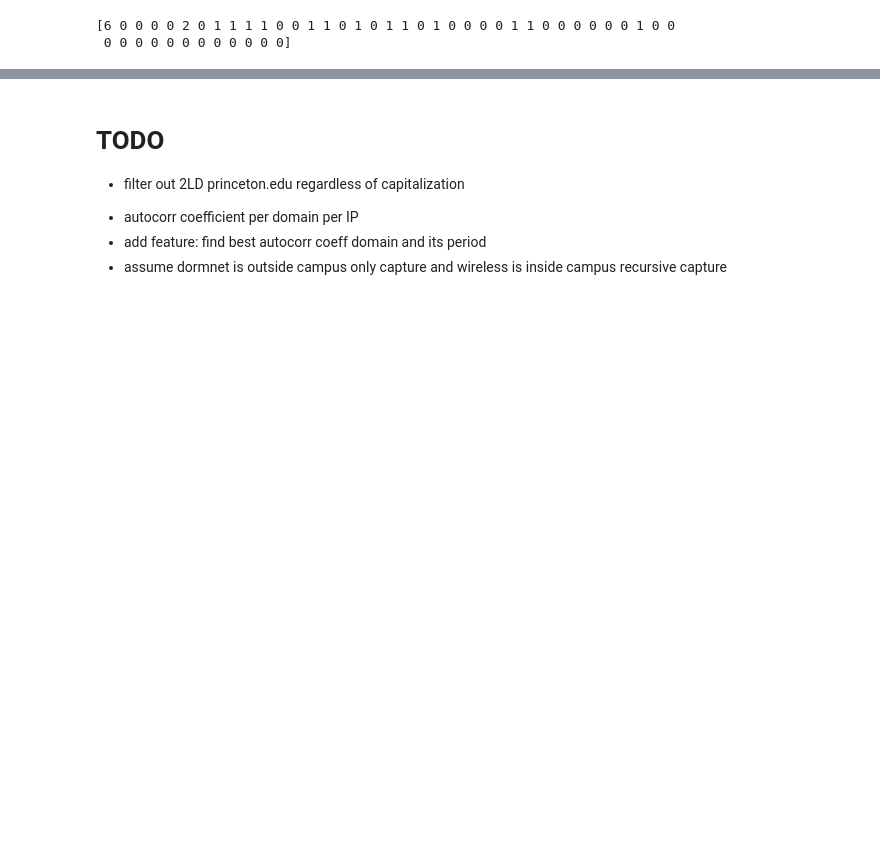
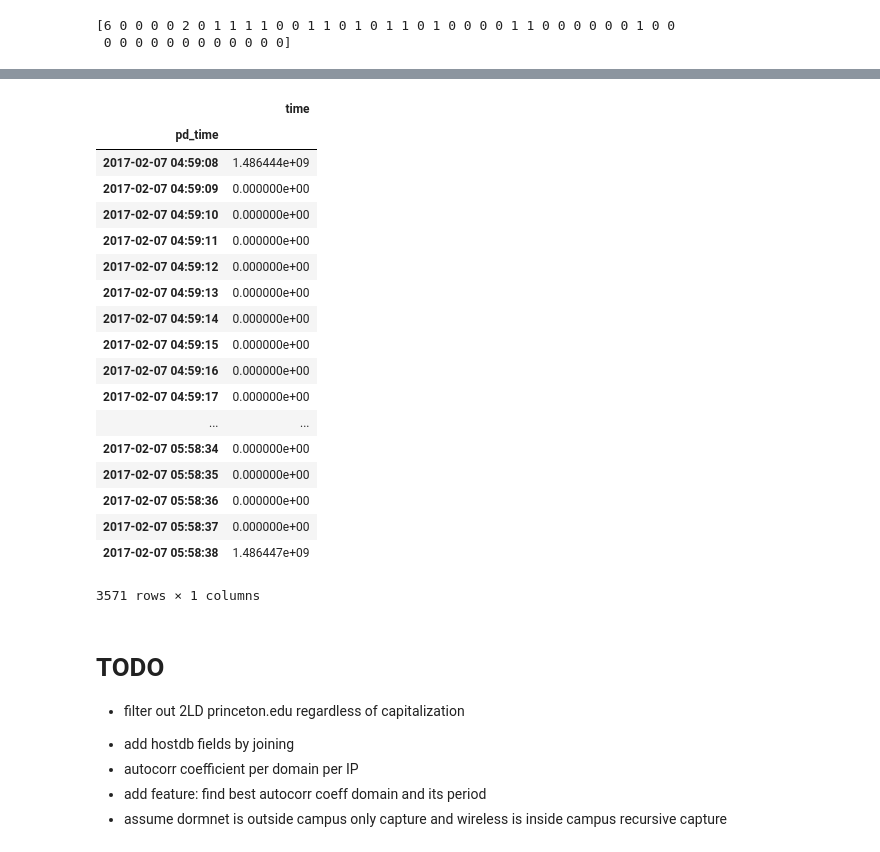
Before and after one commit to shahifaqeer/oit-dns, a Jupyter notebook: pcap-feature-extractor.ipynb, the cells around one changed output, grey strips where cells are left out. Drawn from its saved outputs; the diff is of its cells as text; code cells hidden in the pictures; blank space fills up the shorter version.

```diff
--- a/pcap-feature-extractor.ipynb
+++ b/pcap-feature-extractor.ipynb
@@ -359,6 +339,35 @@ df_b[df_b['srcip']=='10.6.48.13']
+# %%
+d = df_b[df_b['srcip']=='10.6.48.13'][['time', 'dnsqry']]
+
+d['pd_time'] = pd.to_datetime(d['time'],unit='s')
+
+d = d.set_index('pd_time')
+
+d.resample('s').fillna(0)
+# %% [output]
+|  | time |
+| pd_time |  |
+| 2017-02-07 04:59:08 | 1.486444e+09 |
+| 2017-02-07 04:59:09 | 0.000000e+00 |
+| 2017-02-07 04:59:10 | 0.000000e+00 |
+| 2017-02-07 04:59:11 | 0.000000e+00 |
+| 2017-02-07 04:59:12 | 0.000000e+00 |
+| 2017-02-07 04:59:13 | 0.000000e+00 |
+| 2017-02-07 04:59:14 | 0.000000e+00 |
+| 2017-02-07 04:59:15 | 0.000000e+00 |
+| 2017-02-07 04:59:16 | 0.000000e+00 |
+| 2017-02-07 04:59:17 | 0.000000e+00 |
+| ... | ... |
+| 2017-02-07 05:58:34 | 0.000000e+00 |
+| 2017-02-07 05:58:35 | 0.000000e+00 |
+| 2017-02-07 05:58:36 | 0.000000e+00 |
+| 2017-02-07 05:58:37 | 0.000000e+00 |
+| 2017-02-07 05:58:38 | 1.486447e+09 |
+3571 rows × 1 columns
 # %% [markdown]
 # TODO
 + filter out 2LD princeton.edu regardless of capitalization
+- add hostdb fields by joining
 - autocorr coefficient per domain per IP
 - add feature: find best autocorr coeff domain and its period
 - assume dormnet is outside campus only capture and wireless is inside campus recursive capture
```
Also changed, not shown: parts of 6 cells of this notebook.
